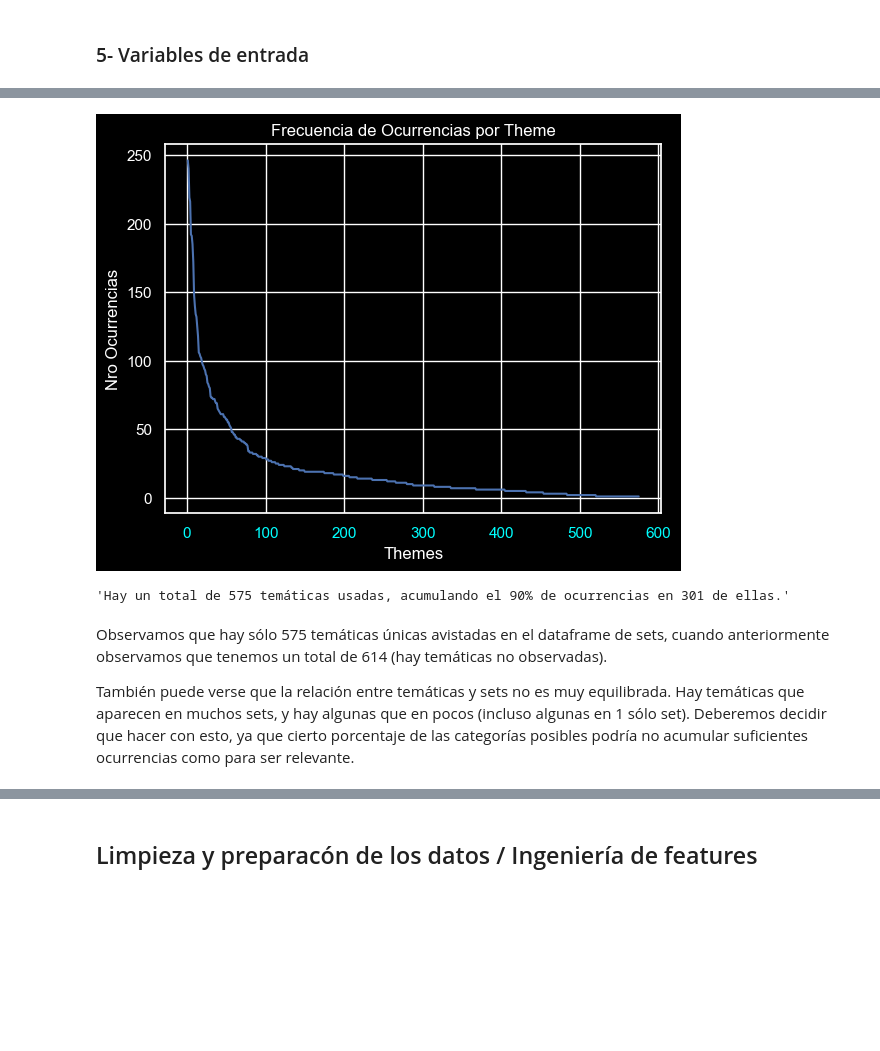
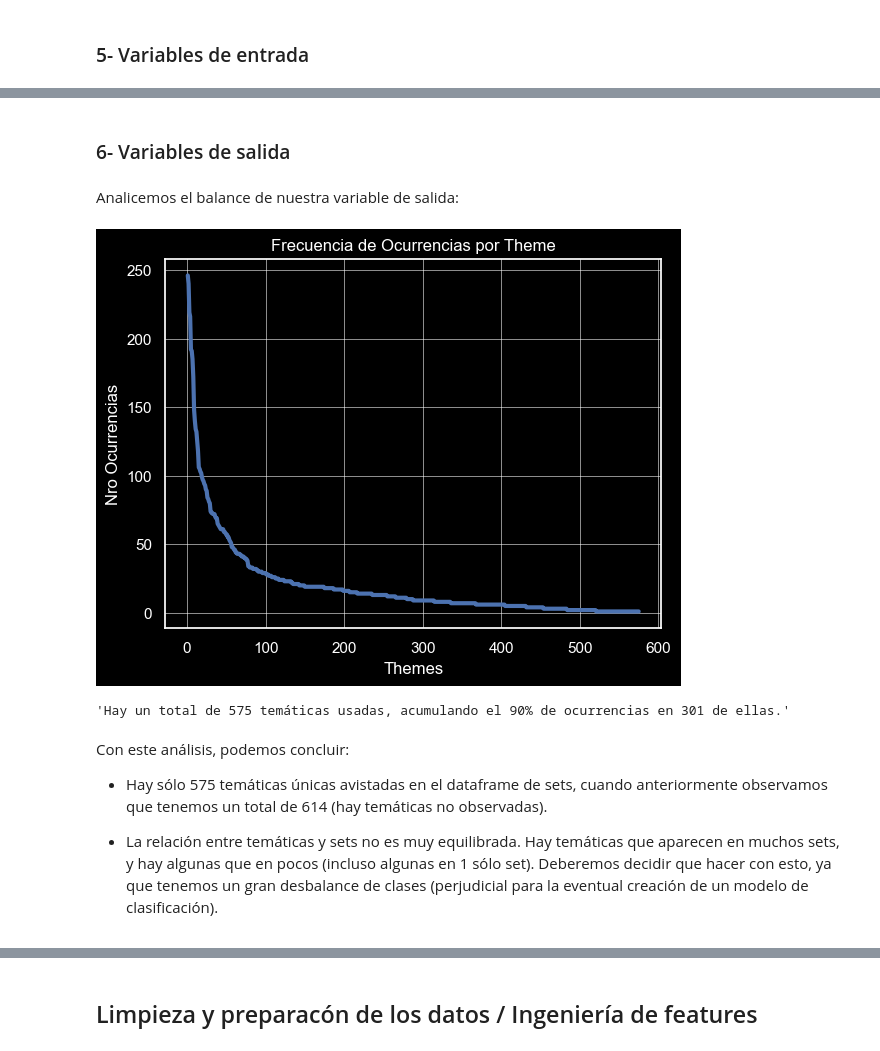
Before and after one commit to Muscian/AdD-grupo1, a Jupyter notebook: practica_final/Práctica Final.Ipynb, the cells around one changed output, grey strips where cells are left out. Cells and saved outputs as stored; diff of their text form; code cells hidden in the pictures; blank space fills up the shorter version.

```diff
--- a/practica_final/Práctica Final.Ipynb
+++ b/practica_final/Práctica Final.Ipynb
@@ -54,7 +54,7 @@ sns.set(rc={
     'axes.facecolor': 'black',
     'figure.facecolor': 'black',
     'axes.labelcolor': 'white',
-    'xtick.color': 'cyan',
+    'xtick.color': 'white',
     'ytick.color': 'white',
     'axes.titlecolor': 'white'
 })
@@ -382,28 +437,34 @@ Habiendo definido nuestra variable de salida, resulta relevante ver su distribuc
+# %% [markdown]
+### 6- Variables de salida
+# %% [markdown]
+Analicemos el balance de nuestra variable de salida:
 # %%
 # Utilizamos la tabla de conteo de ocurrencias de Pandas
 count = sets['theme_id'].value_counts()
 count.index = range(1,count.index.size + 1)
 
 # Creamos un gráfico
-sns.lineplot(x=count.index, y=count.values)
+sns.lineplot(x=count.index, y=count.values,linewidth=3).grid(True, linewidth=0.4)
 
 
 plt.title('Frecuencia de Ocurrencias por Theme')
 plt.xlabel('Themes')
 plt.ylabel('Nro Ocurrencias')
 
 plt.show()
 
 
 cumsum = count.cumsum()
 totsum = cumsum.iloc[-1]
 acc_80 = cumsum[cumsum <= totsum *0.9].count()
 
 display(f"Hay un total de {cumsum.size} temáticas usadas, acumulando el 90% de ocurrencias en {acc_80} de ellas.")
 # %% [output]
-[figure, old version]
+[figure, new version]
 'Hay un total de 575 temáticas usadas, acumulando el 90% de ocurrencias en 301 de ellas.'
 # %% [markdown]
-Observamos que hay sólo 575 temáticas únicas avistadas en el dataframe de sets, cuando anteriormente observamos que tenemos un total de 614 (hay temáticas no observadas).
+Con este análisis, podemos concluir:
 
-También puede verse que la relación entre temáticas y sets no es muy equilibrada. Hay temáticas que aparecen en muchos sets, y hay algunas que en pocos (incluso algunas en 1 sólo set). Deberemos decidir que hacer con esto, ya que cierto porcentaje de las categorías posibles podría no acumular suficientes ocurrencias como para ser relevante.
+- Hay sólo 575 temáticas únicas avistadas en el dataframe de sets, cuando anteriormente observamos que tenemos un total de 614 (hay temáticas no observadas).
+
+- La relación entre temáticas y sets no es muy equilibrada. Hay temáticas que aparecen en muchos sets, y hay algunas que en pocos (incluso algunas en 1 sólo set). Deberemos decidir que hacer con esto, ya que tenemos un gran desbalance de clases (perjudicial para la eventual creación de un modelo de clasificación).
```
Also changed, not shown: parts of 28 cells of this notebook.
